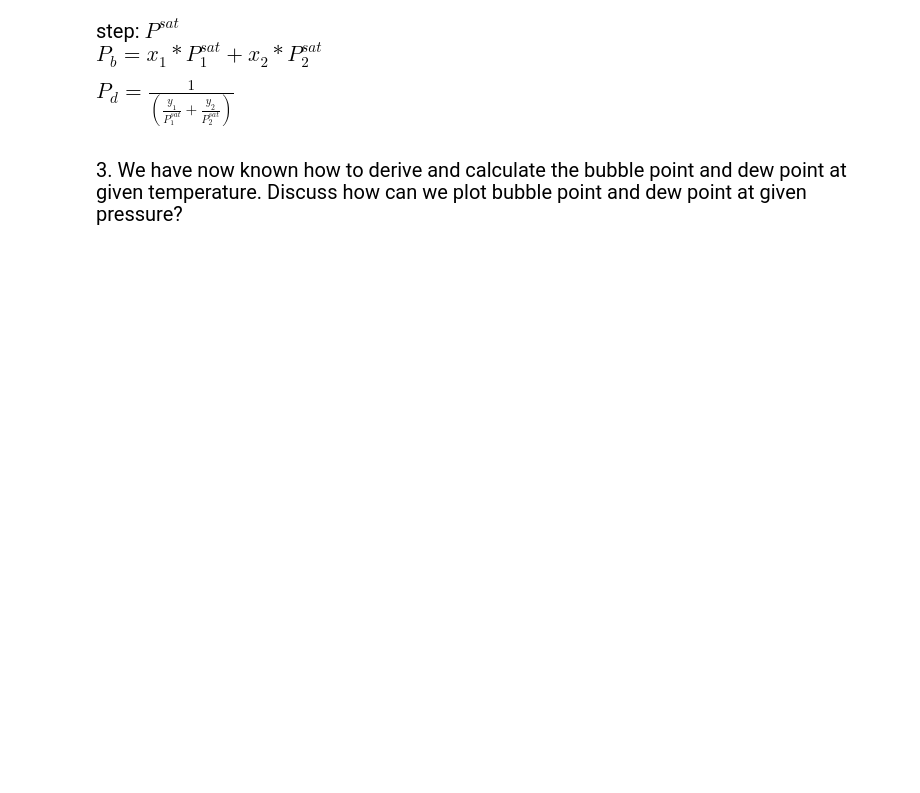
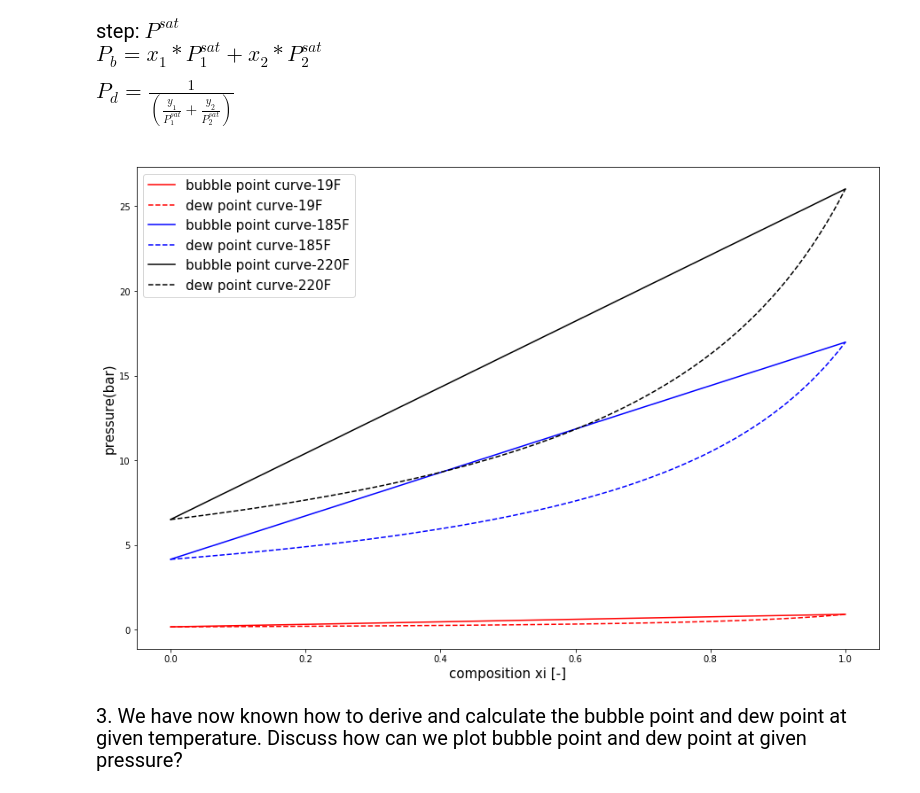
Before and after one commit to XiaomingTian-1/Physics-for-Geosystems-course, a Jupyter notebook: practical_2/practical_2.ipynb, the cells around one changed output. Cells and saved outputs as stored; diff of their text form; code cells hidden in the pictures; blank space fills up the shorter version.

```diff
--- a/practical_2/practical_2.ipynb
+++ b/practical_2/practical_2.ipynb
@@ -65,45 +89,47 @@ C2 = -40.454
 plt.figure(figsize=(15, 10))
 
 # Temperature in Kelvin
-Tk = ???
-# Vapor Pressure Substance 1.
-Pv1 = ???
+Tk = 5/9 * (Tf - 32) + 273.15
+# Vapor Pressure (saturation presure) Substance 1.
+Pv1 = 10 ** (A1 - B1/(C1+Tk))
 # Vapor Pressure Substance 2.
-Pv2 = ???
+Pv2 = 10 ** (A2 - B2/(C2+Tk))
 
 
 
 # 19 F
 x=np.linspace(0,1,100)
-Pb=???
+Pb=x*Pv1[0]+(1-x)*Pv2[0]
 y=np.linspace(0,1,100)
-Pd=???
+Pd=1/(y/Pv1[0] + (1-y)/Pv2[0])
 plt.plot(x, Pb, 'r')
 plt.plot(y, Pd, 'r--')
 
 # 185 F
 x=np.linspace(0,1,100)
-Pb=???
+Pb=x*Pv1[1]+(1-x)*Pv2[1]
 y=np.linspace(0,1,100)
-Pd=???
+Pd=1/(y/Pv1[1] + (1-y)/Pv2[1])
 plt.plot(x, Pb, 'b')
 plt.plot(y, Pd, 'b--')
 
 # 220 F
 x=np.linspace(0,1,100)
-Pb=???
+Pb=x*Pv1[2]+(1-x)*Pv2[2]
 y=np.linspace(0,1,100)
-Pd=???
+Pd=1/(y/Pv1[2] + (1-y)/Pv2[2])
 plt.plot(x, Pb, 'k')
 plt.plot(y, Pd, 'k--')
 
 plt.xlabel('composition xi [-]',fontsize = 15)
 plt.ylabel('pressure(bar)',fontsize = 15)
 plt.legend(['bubble point curve-19F','dew point curve-19F',
             'bubble point curve-185F','dew point curve-185F',
            'bubble point curve-220F','dew point curve-220F'],fontsize = 15)
 
 plt.show()
+# %% [output]
+[figure, added]
 # %% [markdown]
 <div style="font-size: 20px">
 3. We have now known how to derive and calculate the bubble point and dew point at given temperature. Discuss how can we plot bubble point and dew point at given pressure?
```
Also changed, not shown: parts of 13 cells of this notebook.
